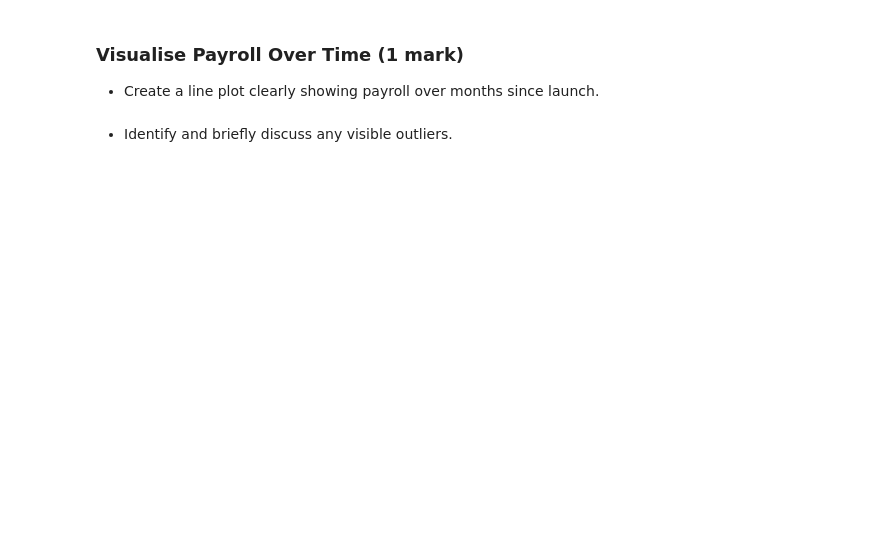
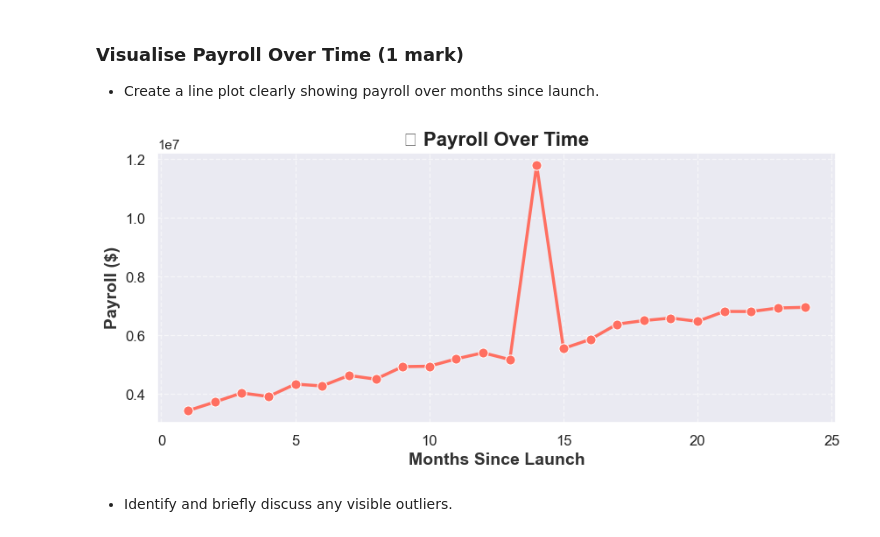
Before and after one commit to ErDipeshPaudel/Financial_Forecasting_Model_VentureGrowth_Predictor, a Jupyter notebook: assignment1.ipynb, the cells around one changed output. Drawn from its saved outputs; the diff is of its cells as text; code cells hidden in the pictures; blank space fills up the shorter version.

```diff
--- a/assignment1.ipynb
+++ b/assignment1.ipynb
@@ -132,6 +141,11 @@ us about it here. Most students will leave this blank.
 ### Unzip and Load the Data (0.1 marks)
 
 - Load the data into a DataFrame using `pd.read_csv()` into a variable called `df`.
+# %%
+
+#Load dataset for my student ID 48724254
+assignment_data = "48724254_Miller_Gregory_and_Pugh_Ltd.csv"
+df = pd.read_csv(assignment_data)
 # %% [markdown]
 
 
@@ -155,6 +201,42 @@ Suggested word count: ~100 words
 ### Visualise Payroll Over Time (1 mark)
 
 - Create a line plot clearly showing payroll over months since launch.
+# %%
+#Lets use matplotlib and seaborn to visualize the paroll data over the time
+
+import seaborn as sns
+import matplotlib.pyplot as plt
+# Set Seaborn theme
+sns.set_theme(style="darkgrid", palette="pastel")
+
+# Set figure size
+plt.figure(figsize=(10, 4))
+
+# Create line plot with enhancements
+sns.lineplot(
+    x="Months_Since_Launch",
+    y="Payroll",
+    data=df,
+    marker="o",
+    markersize=8,
+    color="#FF6F61",  # Soft red color
+    linewidth=2.5
+)
+
+# Customize labels and title
+plt.xlabel("Months Since Launch", fontsize=14, fontweight='bold', color="#333333")
+plt.ylabel("Payroll ($)", fontsize=14, fontweight='bold', color="#333333")
+plt.title("📊 Payroll Over Time", fontsize=16, fontweight='bold', color="#222222")
+
+# Add grid and style tweaks
+plt.xticks(fontsize=12)
+plt.yticks(fontsize=12)
+plt.grid(True, linestyle="--", alpha=0.6)
+
+# Show the plot
+plt.show()
+# %% [output]
+[figure, added]
 # %% [markdown]
 
 
```
Also changed, not shown: parts of 42 cells of this notebook.
